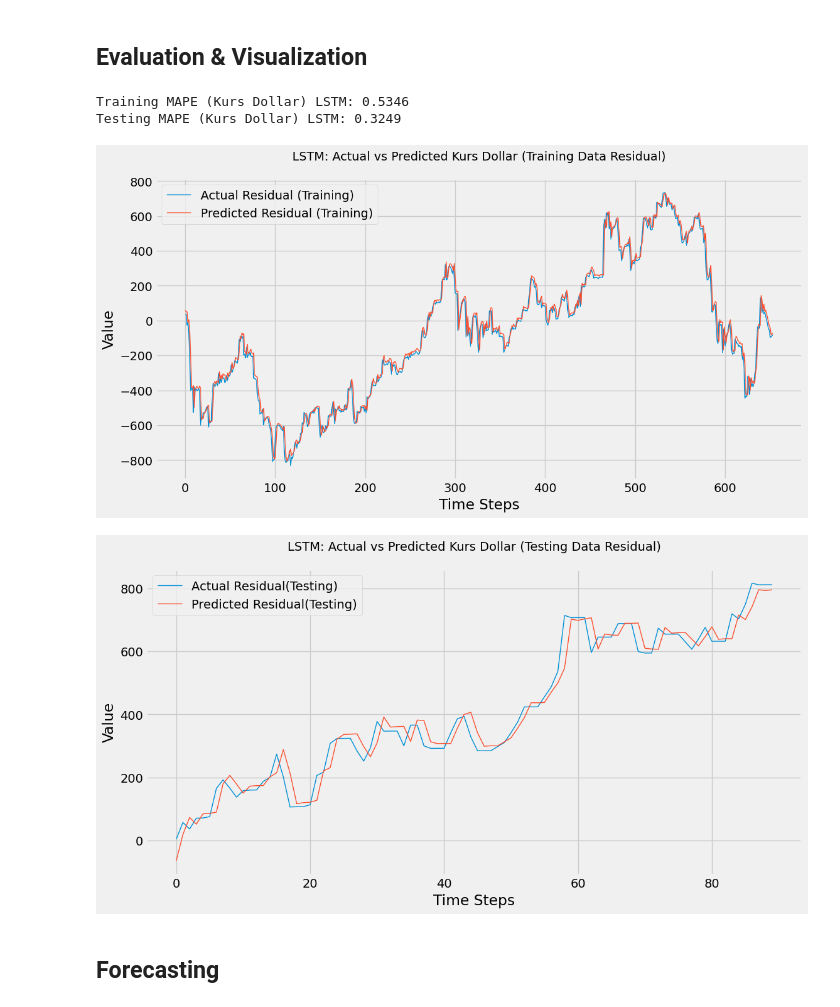
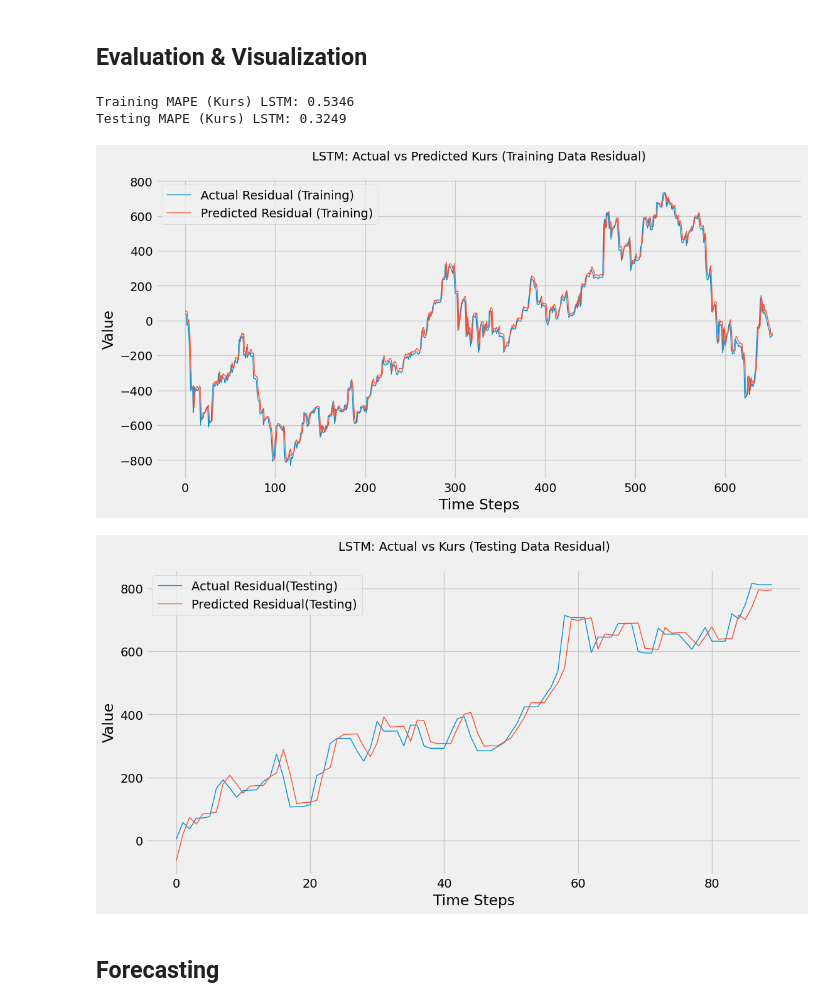
Before and after one commit to gladysadyaz/VAR, a Jupyter notebook: 5_Hybrid_LSTM__Kurs.ipynb, the cells around one changed output. Cells and saved outputs as stored; diff of their text form; code cells hidden in the pictures.

```diff
--- a/5_Hybrid_LSTM__Kurs.ipynb
+++ b/5_Hybrid_LSTM__Kurs.ipynb
@@ -151,7 +150,7 @@ param_grid_lstm2 = {
     'units2': [50, 100],
     'dropout_rate': [0, 0.2, 0.3],
     'learning_rate': [0.01, 0.001],
-    'batch_size': [16, 32, 64, 128],
+    'batch_size': [16, 32, 64],
     'epochs': [100],
     'init_scheme': ['glorot_uniform','he_uniform']
 }
@@ -166,39 +165,22 @@ param_list_lstm2 = list(product(param_grid_lstm2['units1'],
                                 param_grid_lstm2['epochs'],
                                 param_grid_lstm2['init_scheme'],))
 # %%
-from tqdm.notebook import tqdm
-
-# Inisialisasi tracking
+# Initialize variables to track the best model and the best score for LSTM2
 best_score_lstm2 = float('inf')
 best_params_lstm2 = None
 best_model_lstm2 = None
 
-# Total kombinasi
-total_combinations = len(param_list_lstm2)
-
-print("Starting LSTM2 tuning...\n")
-
-# Loop dengan tqdm
-for i, params in enumerate(tqdm(param_list_lstm2, desc="LSTM2 Grid Search", unit="comb")):
+# Perform manual grid search for LSTM
+for params in param_list_lstm2:
     units1, units2, dropout_rate, learning_rate, batch_size, epochs, init_scheme = params
 
-    # Cetak 1x info konfigurasi saat ini
-    print(f"Training model {i+1}/{total_combinations} | "
-          f"units1={units1}, units2={units2}, dropout={dropout_rate}, "
-          f"lr={learning_rate}, batch={batch_size}, epochs={epochs}, init={init_scheme}")
+    print(f"Training LSTM model with parameters: units1={units1}, units2={units2}, dropout_rate={dropout_rate}, learning_rate={learning_rate}, batch_size={batch_size}, epochs={epochs}")
 
     model_lstm2 = create_model_lstm2(units1, units2, dropout_rate, learning_rate, init_scheme)
 
     early_stopping = EarlyStopping(monitor='val_loss', patience=3, restore_best_weights=True)
 
-    history_lstm2 = model_lstm2.fit(
-        X2_train, y2_train,
-        batch_size=batch_size,
-        epochs=epochs,
-        validation_data=(X2_test, y2_test),
-        callbacks=[early_stopping],
-        verbose=0
-    )
+    history_lstm2 = model_lstm2.fit(X2_train, y2_train, batch_size=batch_size, epochs=epochs, validation_data=(X2_test, y2_test), callbacks=[early_stopping], verbose=0)
 
     val_loss = min(history_lstm2.history['val_loss'])
 
@@ -215,6 +197,5 @@ for i, params in enumerate(tqdm(param_list_lstm2, desc="LSTM2 Grid Search", unit
         }
         best_model_lstm2 = model_lstm2
 
-# Hasil akhir
-print(f"\n Best LSTM score: {best_score_lstm2:.6f} with parameters:\n{best_params_lstm2}")
+print(f"Best LSTM score: {best_score_lstm2} with parameters: {best_params_lstm2}")
 # %% [output]
@@ -352,11 +332,11 @@ y2_test = scaler2.inverse_transform(y2_test.reshape(-1, 1))
 train_mape_kurs_lstm2 = mean_absolute_percentage_error(y2_train, train_predict_lstm2)
 test_mape_kurs_lstm2 = mean_absolute_percentage_error(y2_test, test_predict_lstm2)
 
-print(f'Training MAPE (Kurs Dollar) LSTM: {train_mape_kurs_lstm2:.4f}')
-print(f'Testing MAPE (Kurs Dollar) LSTM: {test_mape_kurs_lstm2:.4f}')
+print(f'Training MAPE (Kurs) LSTM: {train_mape_kurs_lstm2:.4f}')
+print(f'Testing MAPE (Kurs) LSTM: {test_mape_kurs_lstm2:.4f}')
 # %% [output]
-Training MAPE (Kurs Dollar) LSTM: 0.5346
-Testing MAPE (Kurs Dollar) LSTM: 0.3249
+Training MAPE (Kurs) LSTM: 0.5346
+Testing MAPE (Kurs) LSTM: 0.3249
 # %%
 # Plot Data
 plt.figure(figsize=(12, 6))
@@ -364,25 +344,25 @@ plt.plot(y2_train, label='Actual Residual (Training)', linewidth=1)
 plt.plot(train_predict_lstm2, label='Predicted Residual (Training)', linewidth=1)
 plt.xlabel('Time Steps')
 plt.ylabel('Value')
-plt.title('LSTM: Actual vs Predicted Kurs Dollar (Training Data Residual)\n', fontsize=14)
+plt.title('LSTM: Actual vs Predicted Kurs (Training Data Residual)\n', fontsize=14)
 plt.legend(loc='upper left')
 plt.grid(True)
 plt.show()
 # %% [output]
-[figure, old version]
+[figure, new version]
 # %%
 # Plot Data
 plt.figure(figsize=(12, 6))
 plt.plot(y2_test, label='Actual Residual(Testing)', linewidth=1)
 plt.plot(test_predict_lstm2, label='Predicted Residual(Testing)', linewidth=1)
 plt.xlabel('Time Steps')
 plt.ylabel('Value')
-plt.title('LSTM: Actual vs Predicted Kurs Dollar (Testing Data Residual)\n', fontsize=14)
+plt.title('LSTM: Actual vs Kurs (Testing Data Residual)\n', fontsize=14)
 plt.legend(loc='upper left')
 plt.grid(True)
 plt.show()
 # %% [output]
-[figure, old version]
+[figure, new version]
 # %% [markdown]
 ## Forecasting
 # %%
```
Also changed, not shown: parts of 16 cells of this notebook.
